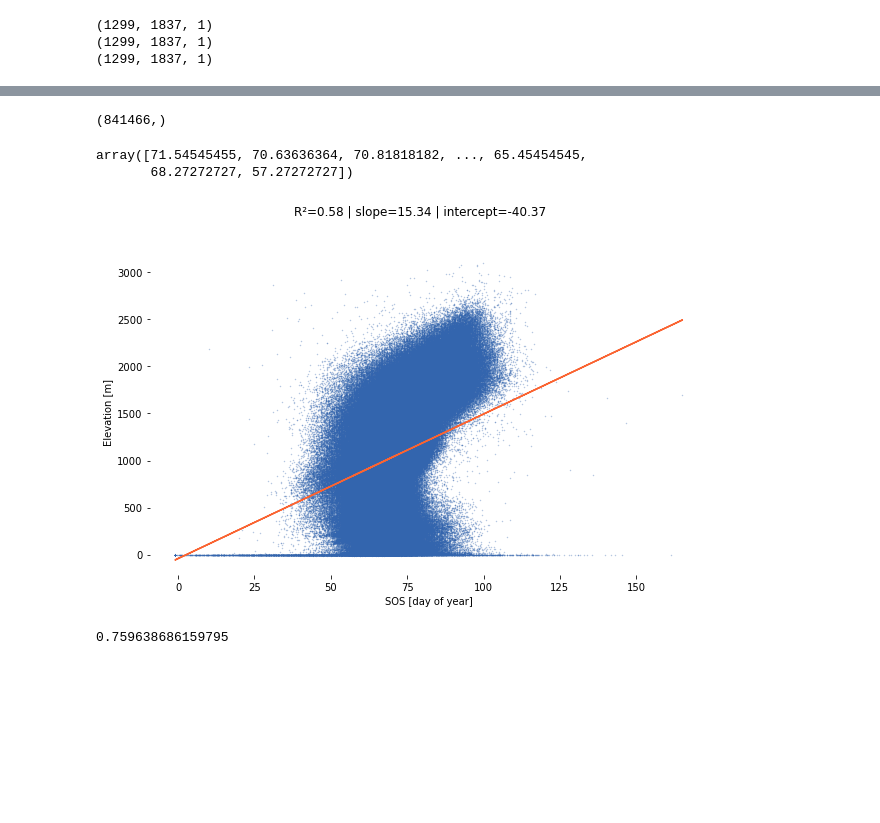
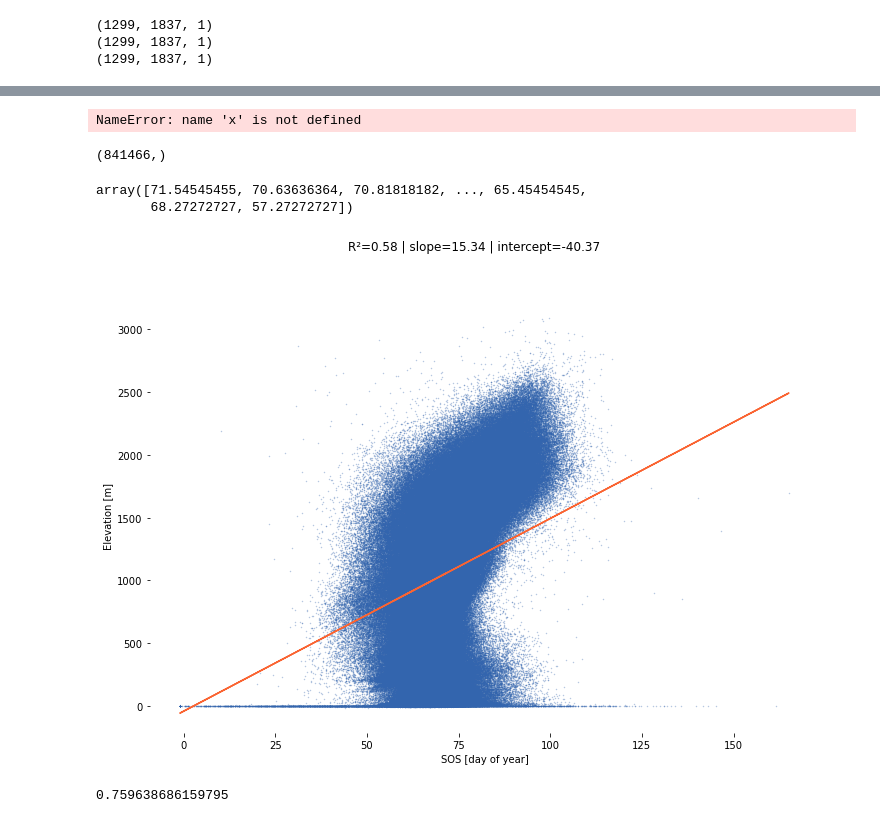
Before and after one commit to satlawa/proj_time_series_analysis, a Jupyter notebook: maps.ipynb, the cells around one changed output, grey strips where cells are left out. Cells and saved outputs as stored; diff of their text form; code cells hidden in the pictures; blank space fills up the shorter version.

Commit message:
added plots

```diff
--- a/maps.ipynb
+++ b/maps.ipynb
@@ -423,48 +419,52 @@ x.shape
-# %%
-x[x>0].shape
-# %% [output]
-(841466,)
-# %%
-x
-# %% [output]
-array([71.54545455, 70.63636364, 70.81818182, ..., 65.45454545,
-       68.27272727, 57.27272727])
+# %%
+x.shape
+# %% [output]
+NameError: name 'x' is not defined
+# %%
+x[x>0].shape
+# %% [output]
+(841466,)
+# %%
+x
+# %% [output]
+array([71.54545455, 70.63636364, 70.81818182, ..., 65.45454545,
+       68.27272727, 57.27272727])
 # %%
 # filter just forest
 idxs_forst = np.where(lc.flatten()>100)
 
 # set SOS
 x = mean[:,27:].flatten()[idxs_forst]
 # set DEM
 y = dem.flatten()[idxs_forst]
 
 #y = y[x>0]
 #x = x[x>0]
 
 #obtain m (slope) and b(intercept) of linear regression line
 m, b = np.polyfit(x, y, 1)
 
-fig, ax = plt.subplots(figsize=(10, 6))
+fig, ax = plt.subplots(figsize=(12, 8))
 ax.scatter(x, y, alpha=0.4, s=0.2, color='#3365AE')
 
 ax.set_ylabel('Elevation [m]')
 ax.set_xlabel('SOS [day of year]')
 
 ax.spines["right"].set_visible(False)
 ax.spines["top"].set_visible(False)
 ax.spines["left"].set_visible(False)
 ax.spines["bottom"].set_visible(False)
 #add linear regression line to scatterplot
 plt.plot(x, m*x+b, color='#FA6432')
 
 slope, intercept, r, p, std_err = stats.linregress(x, y)
 
 fig.suptitle('R²={} | slope={} | intercept={}'.format(round(r**2, 2), round(slope, 2),round(intercept, 2)), fontsize=12)
 #ax.annotate('figure points', xy=(80, 80), xycoords='figure points')
 
-plt.savefig('/home/philipp/Data/modis/graphs/elev.png', dpi=300)
+plt.savefig('/home/philipp/Data/modis/graphs/elev_128.png', dpi=300)
 # %% [output]
-[figure, old version]
+[figure, new version]
 # %%
 slope, slope, r, p, std_err = stats.linregress(x, y)
 r
```
Also changed, not shown: parts of 47 cells of this notebook.
